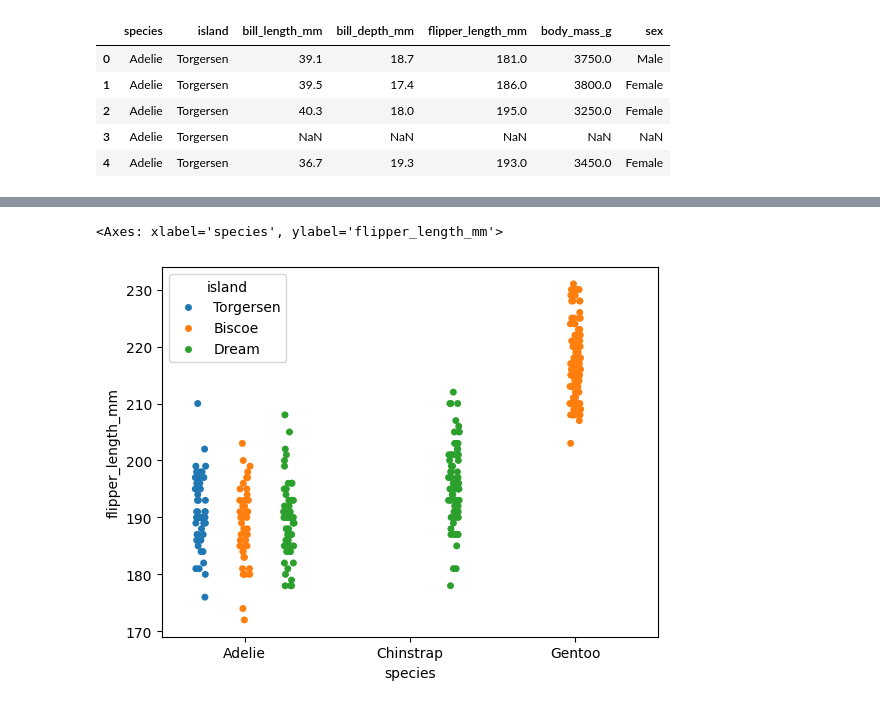
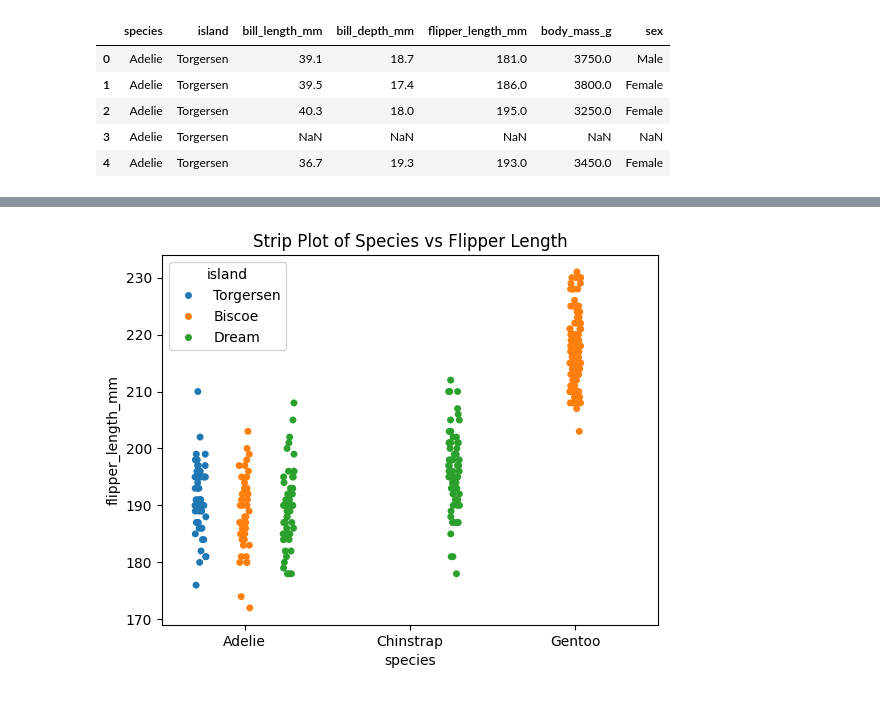
Before and after one commit to dhammdeepgajbhiye32/python-data-analyst-learning, a Jupyter notebook: 05_Seaborn_Library_Jupyter/01.Seaborn_Topics/002.Strip_plot.ipynb, the cells around one changed output, grey strips where cells are left out. Saved outputs shown, nothing was run; the diff lists cells and outputs as text; code cells hidden in the pictures.

```diff
--- a/05_Seaborn_Library_Jupyter/01.Seaborn_Topics/002.Strip_plot.ipynb
+++ b/05_Seaborn_Library_Jupyter/01.Seaborn_Topics/002.Strip_plot.ipynb
@@ -24,7 +26,8 @@ sns.stripplot(data  = penguins, x = "species", y = "body_mass_g", hue = "island"
 # %%
 # Creating StirpPlots with jitter = True
 
 sns.stripplot(data  = penguins, x = "species", y = "flipper_length_mm", hue = "island", dodge = True)       # dodge is used to saperate the data points according to the hue.
+plt.title("Strip Plot of Species vs Flipper Length")
+plt.savefig("002.2.Strip_plot.png")
 # %% [output]
-<Axes: xlabel='species', ylabel='flipper_length_mm'>
-[figure, old version]
+[figure, new version]
```
Also changed, not shown: parts of 2 cells of this notebook, 39 other files.
